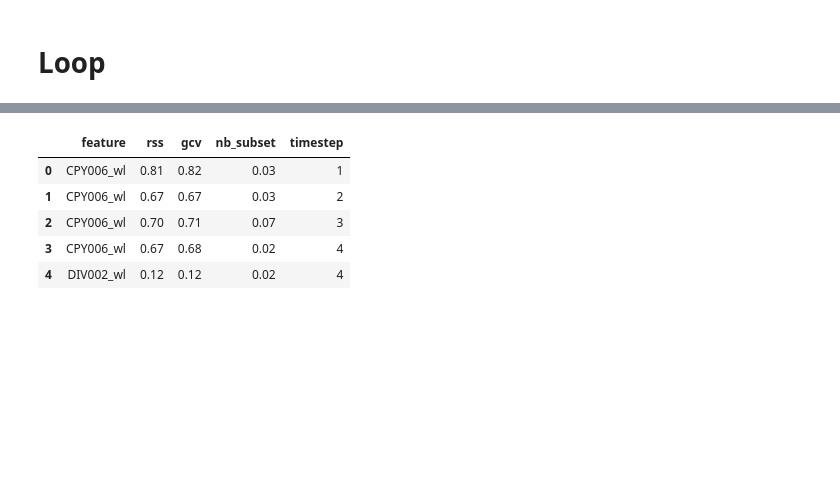
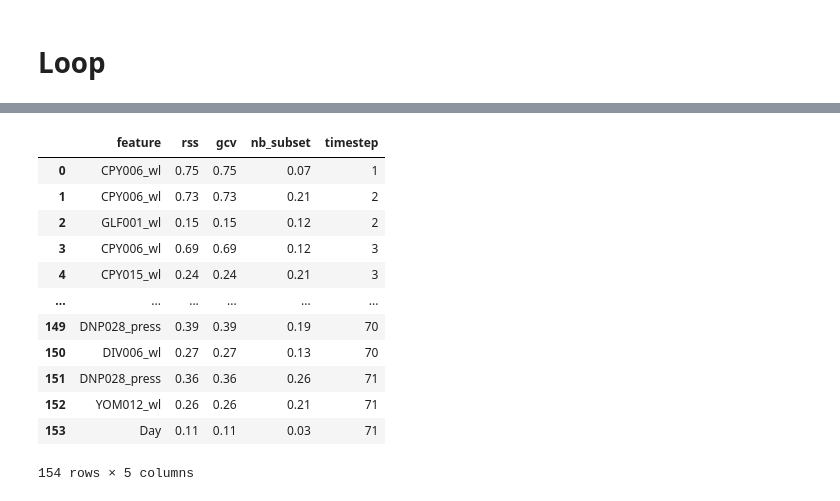
Before and after one commit to SB91ko/ChaoprayaRiver_WaterLV_prediction, a Jupyter notebook: Useful_MAR.ipynb, the cells around one changed output, grey strips where cells are left out. Saved outputs shown, nothing was run; the diff lists cells and outputs as text; code cells hidden in the pictures; blank space fills up the shorter version.

```diff
--- a/Useful_MAR.ipynb
+++ b/Useful_MAR.ipynb
@@ -19,8 +18,8 @@ def to_supervise(data,target,n_out):
     return X,y,xlabels
 # %%
 loading = instant_data()
-# df,mode = loading.hourly_instant(),'hour'
-df,mode = loading.daily_instant(),'day'
+df,mode = loading.hourly_instant(),'hour'
+# df,mode = loading.daily_instant(),'day'
 
 if mode =='hour': n_past,n_future = 24*7,72
 elif mode =='day': n_past,n_future = 30,14
@@ -28,10 +27,14 @@ else: n_future=None; print('incorrect input')
 
 st = 'CPY012'
 target,start_p,stop_p,host_path=station_sel(st,mode)
-save_path = '/home/song/Public/Song/Work/Thesis/MAR/'
+
+#start_p,stop_p = '2016-01-01','2018-01-01'
+
+save_path = '/home/song/Public/Song/Work/Thesis/MAR_4(fulldate)/'
 # %%
 data = df[start_p:stop_p]
-data = del_less_col(data,ratio=.85).interpolate(limit=3000000000,limit_direction='both').astype('float32')
+data = del_less_col(data,ratio=.9)
+data = data.interpolate(limit=3000000000,limit_direction='both').astype('float32')
 data['Day'] = data.index.dayofyear #add day
 data.shape
 # %% [output]
@@ -162,24 +190,25 @@ for n_out in range(1,n_future):
     X,y,xlabels = to_supervise(data,target,n_out)
     criteria = ('rss', 'gcv', 'nb_subsets')
     model = Earth(enable_pruning = True,
-                #   max_degree=3,
-                #  max_terms=20,
+                   max_degree=3,
+                  max_terms=20,
                 minspan_alpha=.5,
                 feature_importance_type=criteria,
                 verbose=True)
     model.fit(X,y,xlabels=xlabels)
-    nbsub = model.summary_feature_importances(sort_by='nb_subsets')[:2000].split()[3:83]
+    # nbsub = model.summary_feature_importances(sort_by='nb_subsets')[:2000].split()[3:83]
     gcv = model.summary_feature_importances(sort_by='gcv')[:2000].split()[3:83]
     rss = model.summary_feature_importances(sort_by='rss')[:2000].split()[3:83]
 
-    rss,gcv,nbsub = toDF(rss),toDF(gcv),toDF(nbsub)
+    # rss,gcv,nbsub = toDF(rss),toDF(gcv),toDF(nbsub)
+    rss,gcv = toDF(rss),toDF(gcv)
     thrd = 0.1
     rss=rss.loc[rss['rss']>thrd]
     gcv=gcv.loc[gcv['gcv']>thrd]
-    nbsub=nbsub.loc[nbsub['nb_subset']>thrd]
+    #nbsub=nbsub.loc[nbsub['nb_subset']>thrd]
 
-    top20=pd.concat([rss,gcv,nbsub],ignore_index=True)
-    top20 = pd.concat([rss,gcv,nbsub],ignore_index=True).drop_duplicates('feature')
+    top20=pd.concat([rss,gcv],ignore_index=True)
+    top20 = pd.concat([rss,gcv],ignore_index=True).drop_duplicates('feature')
     top20['timestep'] = n_out
 
     #ADDED combine all result
@@ -213,11 +340,18 @@ elif mode =='day':
     conclude_df.to_csv('MAR/[CPY012]featurelist_MAR_daily_Fullreport.csv',index=False)
 else: print('incorrect input')
 # %%
-conclude_df.loc[conclude_df['timestep']<=4]
+conclude_df.loc[conclude_df['timestep']<=72]
 # %% [output]
 |  | feature | rss | gcv | nb_subset | timestep |
-| 0 | CPY006_wl | 0.81 | 0.82 | 0.03 | 1 |
-| 1 | CPY006_wl | 0.67 | 0.67 | 0.03 | 2 |
-| 2 | CPY006_wl | 0.70 | 0.71 | 0.07 | 3 |
-| 3 | CPY006_wl | 0.67 | 0.68 | 0.02 | 4 |
-| 4 | DIV002_wl | 0.12 | 0.12 | 0.02 | 4 |
+| 0 | CPY006_wl | 0.75 | 0.75 | 0.07 | 1 |
+| 1 | CPY006_wl | 0.73 | 0.73 | 0.21 | 2 |
+| 2 | GLF001_wl | 0.15 | 0.15 | 0.12 | 2 |
+| 3 | CPY006_wl | 0.69 | 0.69 | 0.12 | 3 |
+| 4 | CPY015_wl | 0.24 | 0.24 | 0.21 | 3 |
+| ... | ... | ... | ... | ... | ... |
+| 149 | DNP028_press | 0.39 | 0.39 | 0.19 | 70 |
+| 150 | DIV006_wl | 0.27 | 0.27 | 0.13 | 70 |
+| 151 | DNP028_press | 0.36 | 0.36 | 0.26 | 71 |
+| 152 | YOM012_wl | 0.26 | 0.26 | 0.21 | 71 |
+| 153 | Day | 0.11 | 0.11 | 0.03 | 71 |
+154 rows × 5 columns
```
Also changed, not shown: parts of 8 cells of this notebook, 18 other files.
